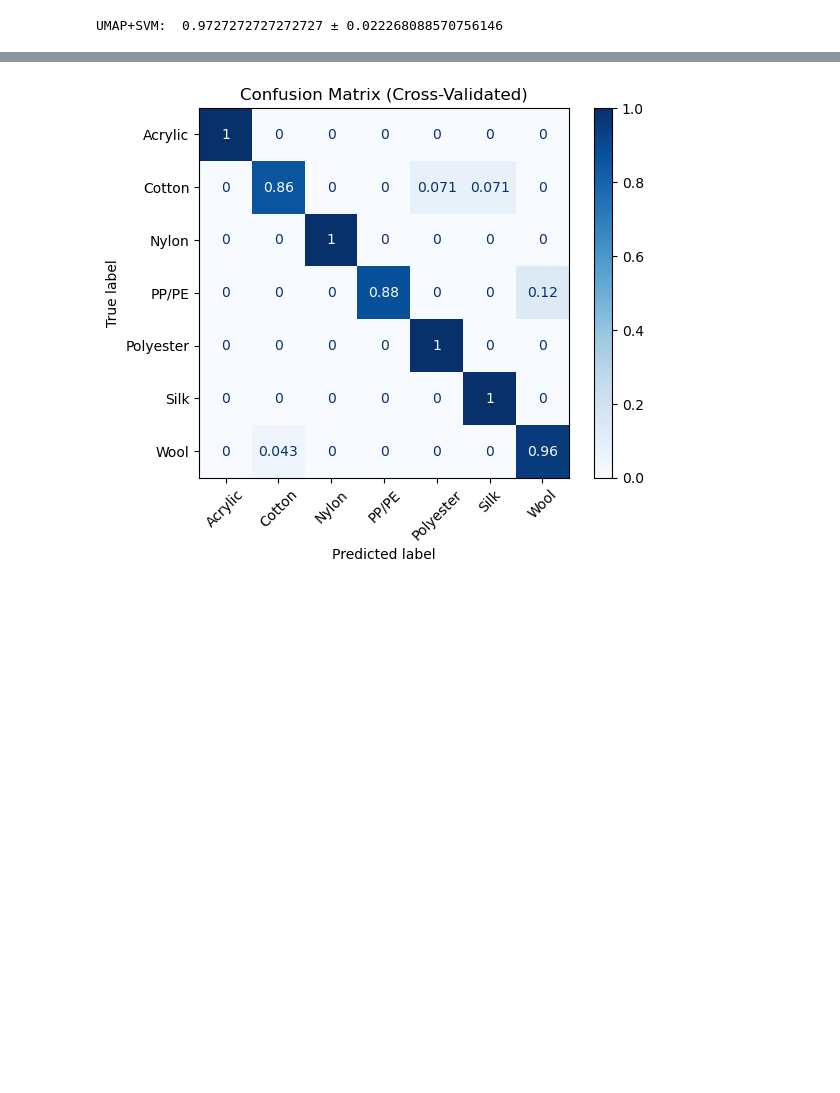
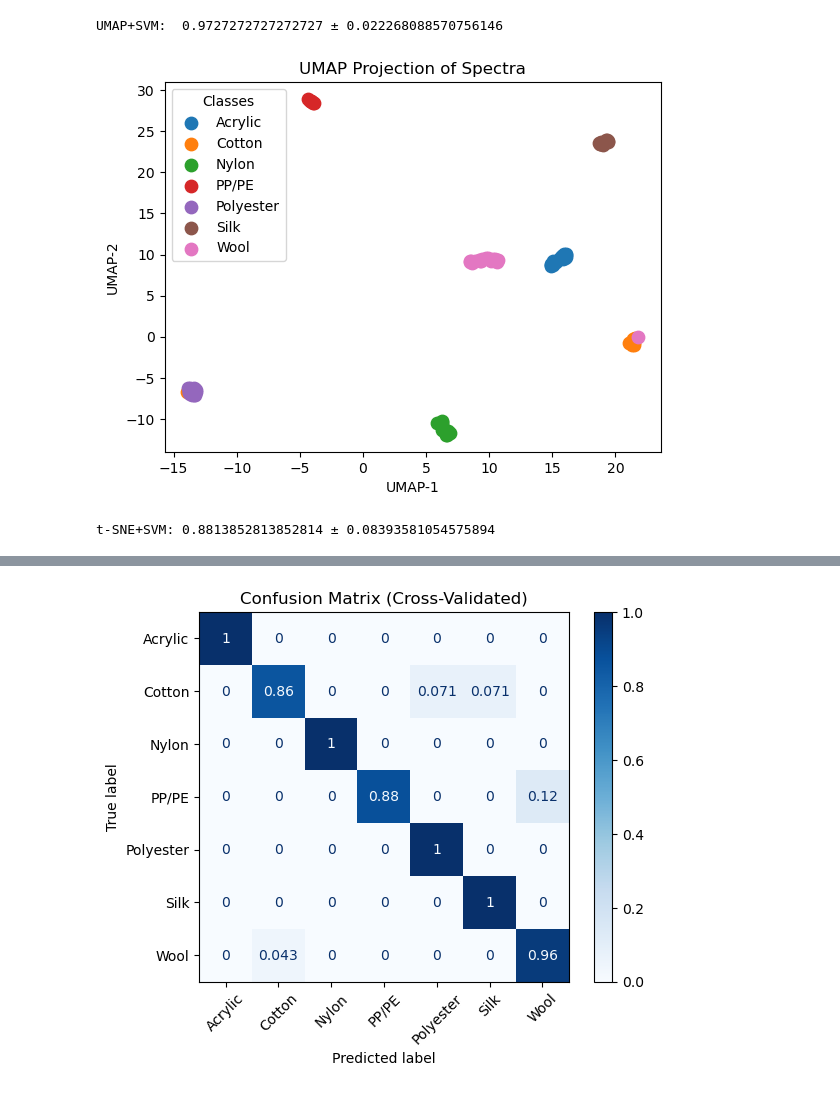
Before and after one commit to Eggorchikk/CBL_IR, a Jupyter notebook: CBL_ML/MD_CBL.ipynb, the cells around one changed output, grey strips where cells are left out. Saved outputs shown, nothing was run; the diff lists cells and outputs as text; code cells hidden in the pictures; blank space fills up the shorter version.

Commit message:
TSNE + UMAP visualisation

```diff
--- a/CBL_ML/MD_CBL.ipynb
+++ b/CBL_ML/MD_CBL.ipynb
@@ -296,3 +296,42 @@ umap_pred = cross_val_predict(svm, umap_data, labels, cv=skf)
 print(f"UMAP+SVM:  {umap_scores.mean()} ± {umap_scores.std()}")
 # %% [output]
 UMAP+SVM:  0.9727272727272727 ± 0.022268088570756146
+# %%
+umap_vis = umap.UMAP(
+    n_components=2,
+    n_neighbors=10,
+    min_dist=0.1,
+    random_state=42
+)
+
+X_umap_2d = umap_vis.fit_transform(X, y=labels_encoded)
+
+for class_idx, class_name in enumerate(le.classes_):
+
+    mask = labels_encoded == class_idx
+
+    plt.scatter(
+        X_umap_2d[mask, 0],
+        X_umap_2d[mask, 1],
+        s=80,
+        label=class_name
+    )
+
+plt.xlabel("UMAP-1")
+plt.ylabel("UMAP-2")
+plt.title("UMAP Projection of Spectra")
+
+plt.legend(title="Classes")
+
+plt.show()
+# %% [output]
+[figure, added]
+# %%
+tsne_reducer = TSNE(n_components=3, perplexity=15, random_state=42)
+tsne_data = tsne_reducer.fit_transform(X)
+
+tsne_scores = cross_val_score(svm, tsne_data, labels, cv=skf, scoring="accuracy")
+tsne_pred   = cross_val_predict(svm, tsne_data, labels, cv=skf)
+print(f"t-SNE+SVM: {tsne_scores.mean()} ± {tsne_scores.std()}")
+# %% [output]
+t-SNE+SVM: 0.8813852813852814 ± 0.08393581054575894
```
Also changed, not shown: parts of 2 cells of this notebook.
